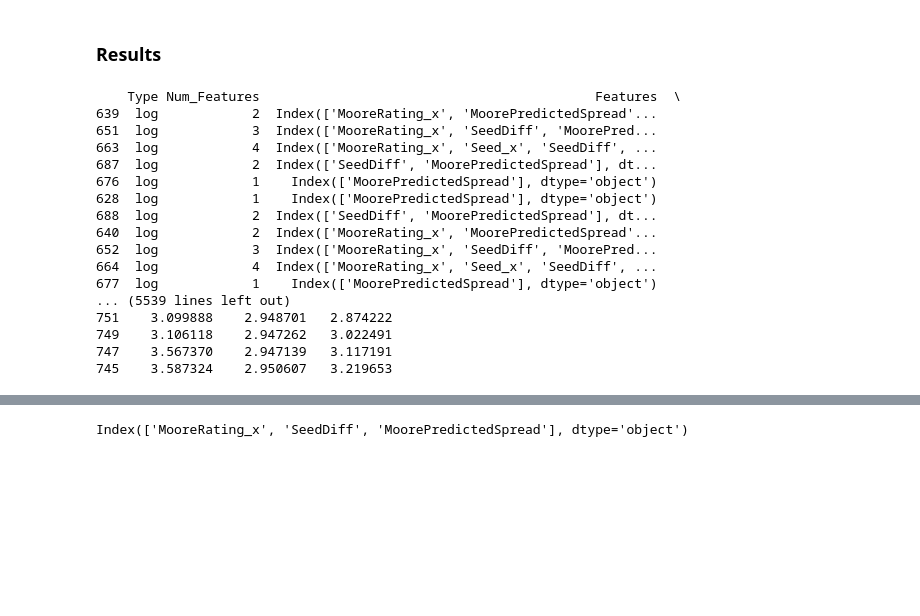
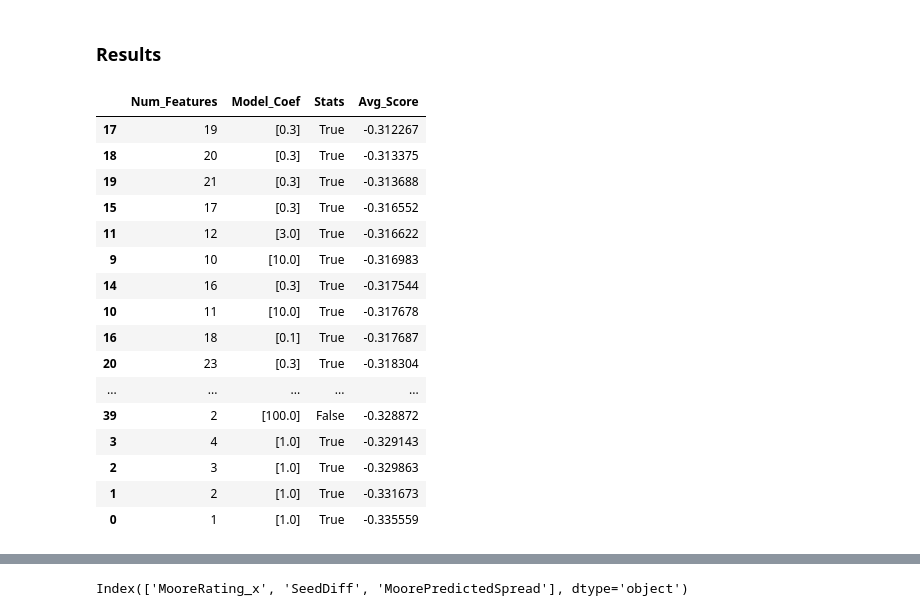
Before and after one commit to taylormerry/2021-March-Madness, a Jupyter notebook: W2.1_ModelBuilding_Prob.ipynb, the cells around one changed output, grey strips where cells are left out. Cells and saved outputs as stored; diff of their text form; code cells hidden in the pictures; blank space fills up the shorter version.

```diff
--- a/W2.1_ModelBuilding_Prob.ipynb
+++ b/W2.1_ModelBuilding_Prob.ipynb
@@ -82,6 +83,16 @@ def send_probs_to_one(preds, pred_feature_df, pred_indexes):
             preds[i, 1] = 1
 
     return preds
+# %%
+myCViterator = []
+myCViterator_stats = []
+for i in [2010, 2011, 2012, 2013, 2014, 2015, 2016, 2017, 2018, 2019]:
+    trainIndices = X_no_stats[X_no_stats['Season'] != i].index.values.astype(int)
+    testIndices = X_no_stats[X_no_stats['Season'] == i].index.values.astype(int)
+    myCViterator.append( (trainIndices, testIndices) )
+    trainIndices = X_stats[X_stats['Season'] != i].index.values.astype(int)
+    testIndices = X_stats[X_stats['Season'] == i].index.values.astype(int)
+    myCViterator_stats.append( (trainIndices, testIndices) )
 # %% [markdown]
 ### Logistic Regression
 # %%
@@ -302,9 +191,7 @@ def train_knn():
 ### Results
 # %%
 # train the models
-log_results1 = train_logistic_regression(True)
-log_results2 = train_logistic_regression(False)
+#log_results1 = train_logistic_regression(True)
+#log_results2 = train_logistic_regression(False)
 log_results3 = train_logistic_regression(False, ['SeedDiff', 'MoorePredictedSpread'])
-log_results4 = train_logistic_regression(True, ['SeedDiff', 'MoorePredictedSpread', 'MooreNaiveUpsetProbability', '3pt%Var_y'])
-knn_results = train_knn()
-final_results = pd.concat([log_results1, log_results2, log_results3, log_results4, knn_results], ignore_index = True)
+final_results = pd.concat([log_results1, log_results2, log_results3], ignore_index = True)
@@ -317,6 +198,3 @@ for col in final_results.columns:
-# %%
-# calculate average score and average percentile
-final_results['Avg_Score'] = final_results[score_cols].mean(axis = 1)
 # %%
 # function to show params of given model by results row index
 def params(row_index):
@@ -351,24 +221,22 @@ def features(row_index):
 # %%
 # print results
-pd.set_option('display.max_rows', None)
-pd.set_option('display.max_columns', None)
-final_results.sort_values(by = ['Avg_Score'], ascending = True)
+final_results.sort_values(by = ['Avg_Score'], ascending = False).head(60)[['Num_Features', 'Model_Coef', 'Stats', 'Avg_Score']]
 # %% [output]
-    Type Num_Features                                           Features  \
-639  log            2  Index(['MooreRating_x', 'MoorePredictedSpread'...
-651  log            3  Index(['MooreRating_x', 'SeedDiff', 'MoorePred...
-663  log            4  Index(['MooreRating_x', 'Seed_x', 'SeedDiff', ...
-687  log            2  Index(['SeedDiff', 'MoorePredictedSpread'], dt...
-676  log            1    Index(['MoorePredictedSpread'], dtype='object')
-628  log            1    Index(['MoorePredictedSpread'], dtype='object')
-688  log            2  Index(['SeedDiff', 'MoorePredictedSpread'], dt...
-640  log            2  Index(['MooreRating_x', 'MoorePredictedSpread'...
-652  log            3  Index(['MooreRating_x', 'SeedDiff', 'MoorePred...
-664  log            4  Index(['MooreRating_x', 'Seed_x', 'SeedDiff', ...
-677  log            1    Index(['MoorePredictedSpread'], dtype='object')
-... (5539 lines left out)
-751    3.099888    2.948701   2.874222
-749    3.106118    2.947262   3.022491
-747    3.567370    2.947139   3.117191
-745    3.587324    2.950607   3.219653
+|  | Num_Features | Model_Coef | Stats | Avg_Score |
+| 17 | 19 | [0.3] | True | -0.312267 |
+| 18 | 20 | [0.3] | True | -0.313375 |
+| 19 | 21 | [0.3] | True | -0.313688 |
+| 15 | 17 | [0.3] | True | -0.316552 |
+| 11 | 12 | [3.0] | True | -0.316622 |
+| 9 | 10 | [10.0] | True | -0.316983 |
+| 14 | 16 | [0.3] | True | -0.317544 |
+| 10 | 11 | [10.0] | True | -0.317678 |
+| 16 | 18 | [0.1] | True | -0.317687 |
+| 20 | 23 | [0.3] | True | -0.318304 |
+| ... | ... | ... | ... | ... |
+| 39 | 2 | [100.0] | False | -0.328872 |
+| 3 | 4 | [1.0] | True | -0.329143 |
+| 2 | 3 | [1.0] | True | -0.329863 |
+| 1 | 2 | [1.0] | True | -0.331673 |
+| 0 | 1 | [1.0] | True | -0.335559 |
 # %%
```
Also changed, not shown: parts of 11 cells of this notebook, 12 other files.
